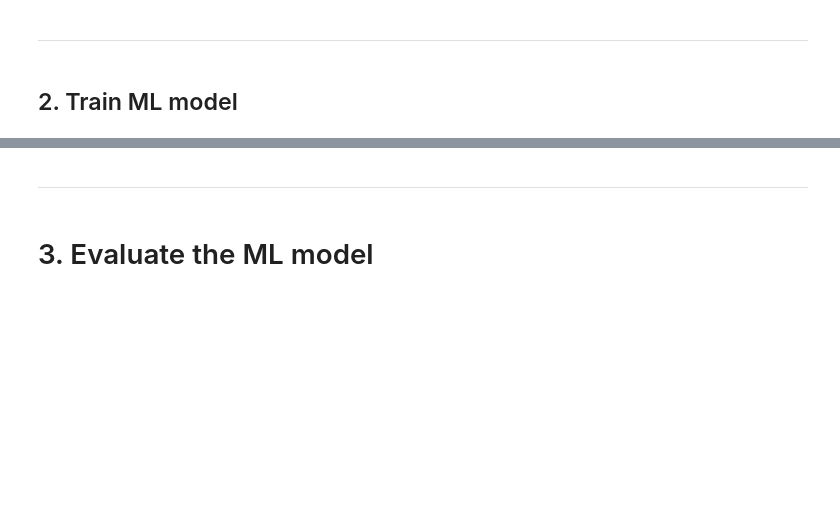
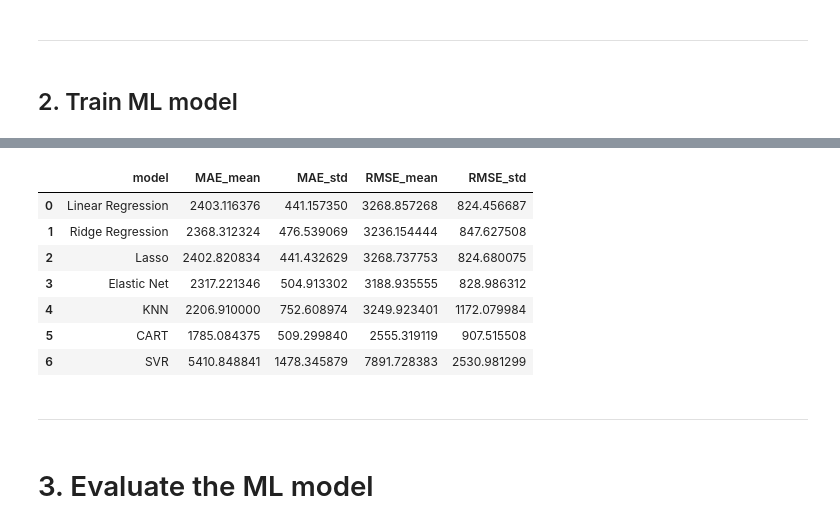
Before and after one commit to gabrielleuzinger/Automobile_price, a Jupyter notebook: Automobile Data Set.ipynb, the cells around one changed output, grey strips where cells are left out. Cells and saved outputs as stored; diff of their text form; code cells hidden in the pictures; blank space fills up the shorter version.

```diff
--- a/Automobile Data Set.ipynb
+++ b/Automobile Data Set.ipynb
@@ -557,3 +297,23 @@ Std:  997.0403741859357
+# %%
+matriz2 = pd.DataFrame(columns=['model','MAE_mean','MAE_std','RMSE_mean','RMSE_std'])
+
+matriz2 = estimator_cross_val('Linear Regression',LinearRegression(),estimator_scaler,matriz2,rs)
+matriz2 = estimator_cross_val('Ridge Regression',Ridge(),estimator_scaler,matriz2,rs)
+matriz2 = estimator_cross_val('Lasso',Lasso(alpha=0.1),estimator_scaler,matriz2,rs)
+matriz2 = estimator_cross_val('Elastic Net',ElasticNet(alpha=0.1, l1_ratio=0.5),estimator_scaler,matriz2,rs)
+matriz2 = estimator_cross_val('KNN',KNeighborsRegressor(),estimator_scaler,matriz2,rs)
+matriz2 = estimator_cross_val('CART',DecisionTreeRegressor(),estimator_scaler,matriz2,rs)
+matriz2 = estimator_cross_val('SVR',SVR(),estimator_scaler,matriz2,rs)
+matriz2
+# %% [output]
+|  | model | MAE_mean | MAE_std | RMSE_mean | RMSE_std |
+| 0 | Linear Regression | 2403.116376 | 441.157350 | 3268.857268 | 824.456687 |
+| 1 | Ridge Regression | 2368.312324 | 476.539069 | 3236.154444 | 847.627508 |
+| 2 | Lasso | 2402.820834 | 441.432629 | 3268.737753 | 824.680075 |
+| 3 | Elastic Net | 2317.221346 | 504.913302 | 3188.935555 | 828.986312 |
+| 4 | KNN | 2206.910000 | 752.608974 | 3249.923401 | 1172.079984 |
+| 5 | CART | 1785.084375 | 509.299840 | 2555.319119 | 907.515508 |
+| 6 | SVR | 5410.848841 | 1478.345879 | 7891.728383 | 2530.981299 |
 # %% [markdown]
 ---------
 # %% [markdown]
```
Also changed, not shown: parts of 48 cells of this notebook.
